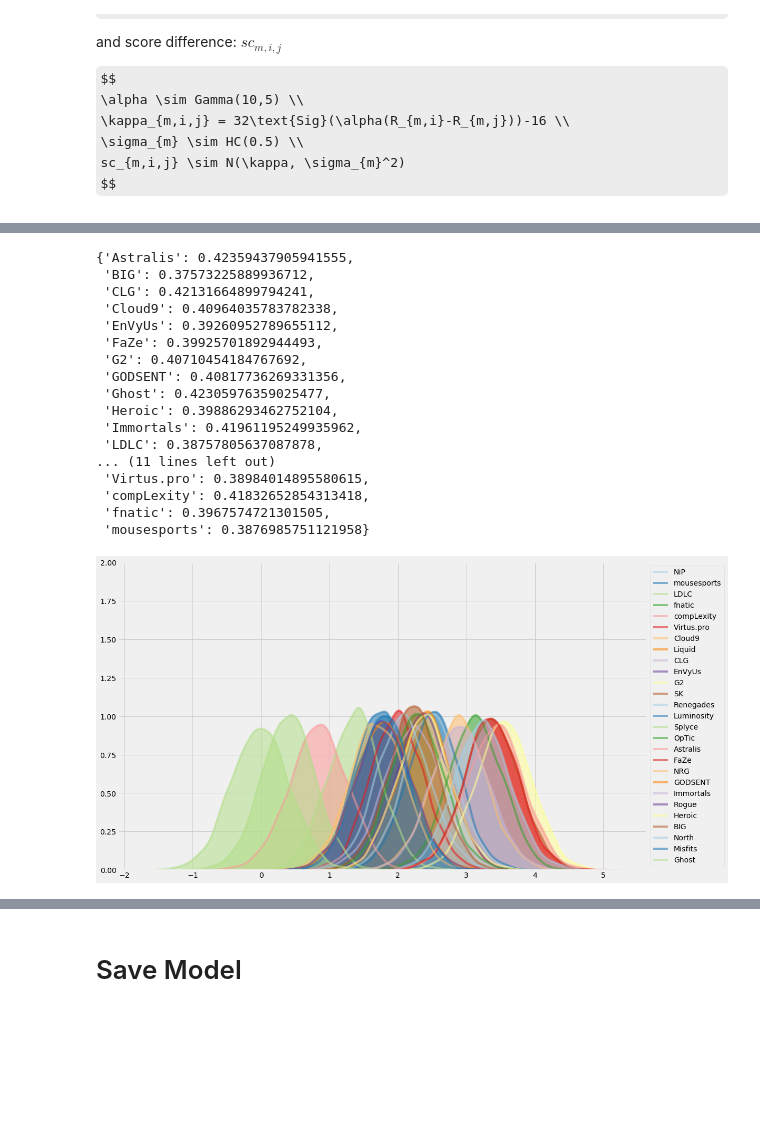
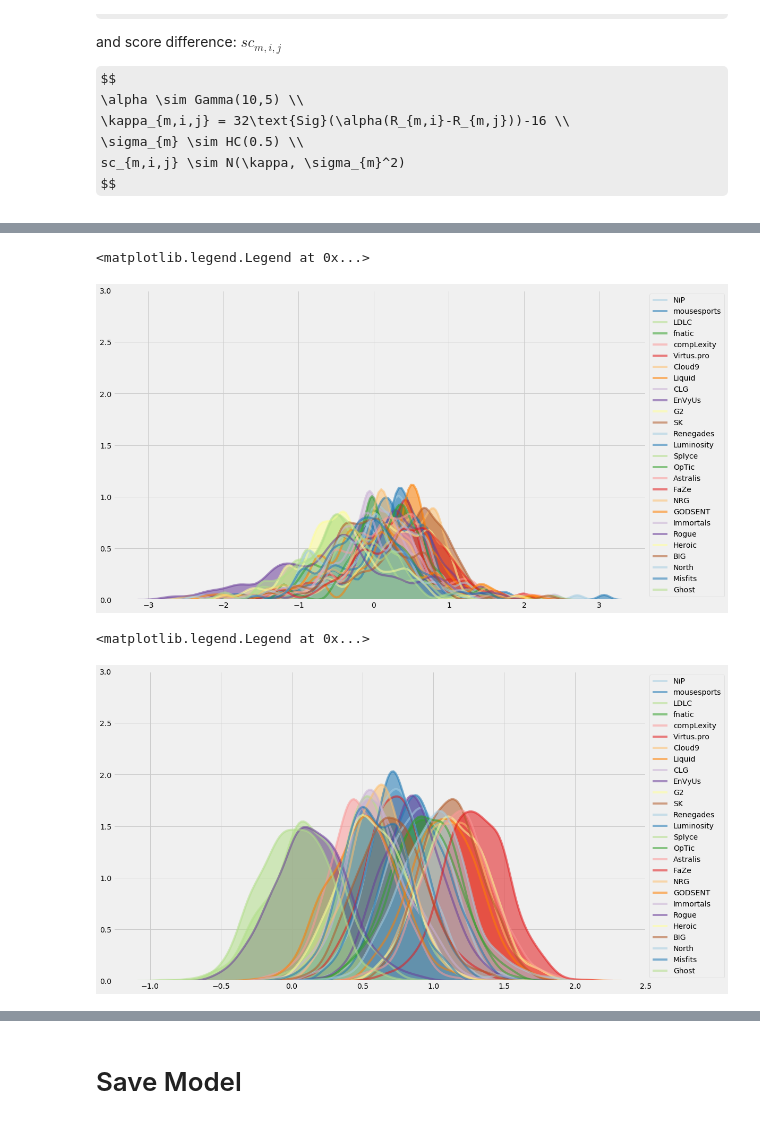
Before and after one commit to Liam-F/cs-rating, a Jupyter notebook: wl_model/wlbet_team_time_model.ipynb, the cells around one changed output, grey strips where cells are left out. Cells and saved outputs as stored; diff of their text form; code cells hidden in the pictures; some formulas as TeX source; blank space fills up the shorter version.

```diff
--- a/wl_model/wlbet_team_time_model.ipynb
+++ b/wl_model/wlbet_team_time_model.ipynb
@@ -43,7 +43,8 @@ h_matches['score_diff'] = h_matches['Team 1 Score'] - h_matches['Team 2 Score']
 # %%
 obs = h_matches[['Date', 'Map', 'Team 1 ID', 'Team 2 ID', 'score_diff', 'winner']]
 obs = obs[obs.Map != 'Default']
-obs.Date = obs.Date.dt.to_period('1M').apply(lambda x: x.end_time) # date period
+obs.Date = obs.Date.dt.to_period('Q') # date period
+obs = obs.sort_values('Date')
 obs.head()
 # %% [output]
 |  | Date | Map | Team 1 ID | Team 2 ID | score_diff | winner |
@@ -126,34 +125,10 @@ IndexError: too many indices for array
-# %%
-obs_map = obs['Map'].map(mmap).values
-obs_team_1 = obs['Team 1 ID'].map(tmap).values
-obs_team_2 = obs['Team 2 ID'].map(tmap).values
-bin_enc = np.zeros((len(obs), n_maps*n_teams))
-bin_enc[np.arange(len(obs)), obs_map*n_teams+obs_team_1] = 1
-bin_enc[np.arange(len(obs)), obs_map*n_teams+obs_team_2] = -1
-bin_enc = tt.as_tensor_variable(bin_enc)
-
-with pm.Model() as rating_model:
-
-    omega = pm.HalfCauchy('omega', 0.5)
-    tau = pm.HalfCauchy('tau', 0.5)
-    rating = pm.Normal('rating', 0, omega, shape=n_teams)
-    theta_tilde = pm.Normal('rate_t', mu=0, sd=1, shape=(n_maps, n_teams))
-    rating_map = pm.Deterministic('rating | map', rating + tau * theta_tilde)
-
-    #r = rating_map.flatten()
-    #diff = tt.dot(bin_enc, r)
-    diff = rating_map[obs_map, obs_team_1] - rating_map[obs_map, obs_team_2]
-    p = pm.math.sigmoid(diff)
-    alpha = 0.3485
-    kappa = 32*pm.math.sigmoid(alpha*diff)-16.
-    sigma = pm.HalfCauchy('sigma', 0.5, shape=n_maps)
-
-    sc = pm.Normal('observed score diff', kappa, sigma[obs_map], observed=obs['score_diff'])
-    wl = pm.Bernoulli('observed wl', p=p, observed=(obs['Team 1 ID'] == obs['winner']).values)
+# %%
+# help my models too slow and i am bad at coding, pls just approximate :3
+with rating_model:
+    approx = pm.fit(1000, method='svgd', inf_kwargs={'temperature': 2, 'n_particles': 500})
+    ap_trace = approx.sample(5000)
 # %%
 with rating_model:
-    #start = approx.sample(1)[0]
-    #trace = pm.sample(5000, init='advi', nuts_kwargs={'target_accept': 0.99}, tune=0)
-    trace = pm.sample(5000, n_init=20000, init='advi+adapt_diag', nuts_kwargs={'target_accept': 0.90}, tune=1000) # tune=1000, nuts_kwargs={'target_accept': 0.95}
+    trace = pm.sample(2500, tune=500, nuts_kwargs={'target_accept': 0.90 , 'max_treedepth': 15}) # tune=1000, nuts_kwargs={'target_accept': 0.95}
 # %% [output]
 Auto-assigning NUTS sampler...
@@ -169,29 +136,20 @@ INFO (theano.gof.compilelock): Refreshing lock C:\Users\kevin.pei\AppData\Local\
+# %%
+f, ax = plt.subplots(figsize=(16,10))
+ax.set_ylim(0,3.0)
+[sns.kdeplot(ap_trace['rating_%s'%max(obs_period)][:,tmap[i]], shade=True, alpha=0.55, legend=True, ax=ax, label=v['Name']) for i,v in filt.iterrows()]
+ax.legend(loc='center left', bbox_to_anchor=(1, 0.5))
+# %% [output]
+<matplotlib.legend.Legend at 0x...>
+[figure, added]
 # %%
 team_names = h_teams.loc[teams]
 filt = team_names[team_names.Name.isin(FILTER_TEAMS[EVENT_SET])]
 sns.set_palette('Paired', n_teams)
 
 f, ax = plt.subplots(figsize=(16,10))
-ax.set_ylim(0,2.0)
-[sns.kdeplot(trace['rating'][:,tmap[i]], shade=True, alpha=0.55, legend=True, ax=ax, label=v['Name']) for i,v in filt.iterrows()]
+ax.set_ylim(0,3.0)
+[sns.kdeplot(trace['rating_%s'%max(obs_period)][:,tmap[i]], shade=True, alpha=0.55, legend=True, ax=ax, label=v['Name']) for i,v in filt.iterrows()]
 ax.legend(loc='center left', bbox_to_anchor=(1, 0.5))
-{v['Name']: trace['rating'][:,tmap[i]].std() for i,v in filt.iterrows()}
 # %% [output]
-{'Astralis': 0.42359437905941555,
- 'BIG': 0.37573225889936712,
- 'CLG': 0.42131664899794241,
- 'Cloud9': 0.40964035783782338,
- 'EnVyUs': 0.39260952789655112,
- 'FaZe': 0.39925701892944493,
- 'G2': 0.40710454184767692,
- 'GODSENT': 0.40817736269331356,
- 'Ghost': 0.42305976359025477,
- 'Heroic': 0.39886293462752104,
- 'Immortals': 0.41961195249935962,
- 'LDLC': 0.38757805637087878,
-... (11 lines left out)
- 'Virtus.pro': 0.38984014895580615,
- 'compLexity': 0.41832652854313418,
- 'fnatic': 0.3967574721301505,
- 'mousesports': 0.3876985751121958}
+<matplotlib.legend.Legend at 0x...>
-[figure, old version]
+[figure, new version]
```
Also changed, not shown: parts of 9 cells of this notebook.
